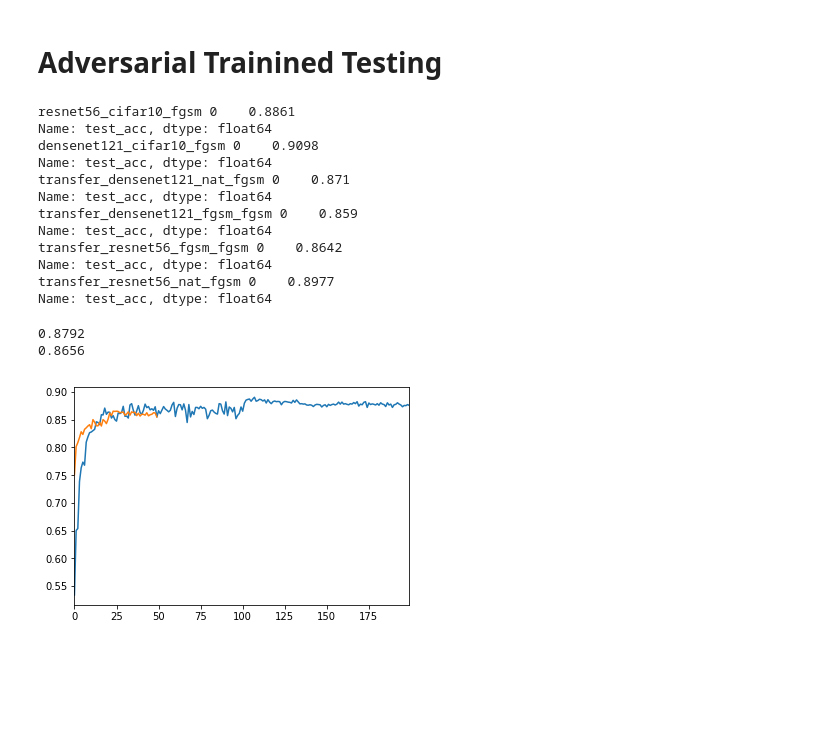
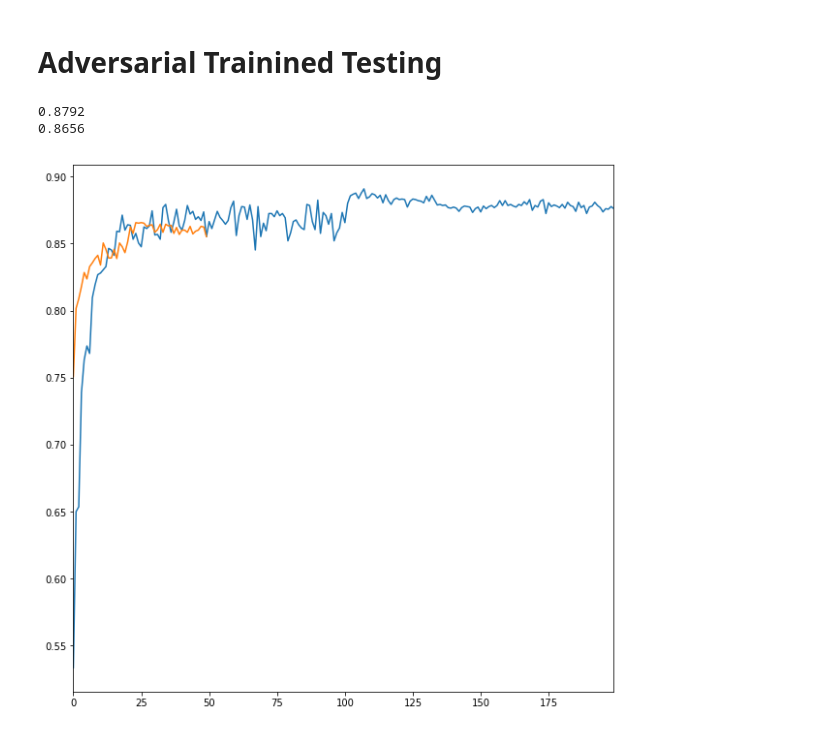
Before and after one commit to nanton96/An-Empirical-Evaluation-of-Adversarial-Robustness-under-Transfer-Learning, a Jupyter notebook: notebooks/Testing_Results_2.ipynb, the cells around one changed output. Drawn from its saved outputs; the diff is of its cells as text; code cells hidden in the pictures; blank space fills up the shorter version.

```diff
--- a/notebooks/Testing_Results_2.ipynb
+++ b/notebooks/Testing_Results_2.ipynb
@@ -156,7 +156,6 @@ nets = {
 #         'densenet121_cifar100_fgsm': 'cifar100',
 #         'densenet121_cifar100_pgd': 'cifar100'
         'transfer_densenet121_nat_fgsm' : 'cifar10',
-
         'transfer_densenet121_fgsm_fgsm' : 'cifar10',
 #         'transfer_densenet121_fgsm_nat': 'cifar10',
 #         'transfer_densenet121_nat_nat':'cifar10',
@@ -189,32 +188,20 @@ for net,dataset in nets.items():
     stats_path =  '../experiments_results/'+net+'/result_outputs'
 
     data_train = pd.read_csv(stats_path+'/summary.csv', delimiter=",")
-    train_summary[net] = data_train['adv_train_loss']
+    train_summary[net] = data_train['adv_train_acc']
     validation_summary[net] = data_train['clean_val_acc']
     data_test  = pd.read_csv(stats_path+'/test_summary.csv', delimiter=",")
     test_summary[net] = data_test['test_acc']
-    print(net,test_summary[net])
+#     print(net,test_summary[net])
-# %% [output]
-resnet56_cifar10_fgsm 0    0.8861
-Name: test_acc, dtype: float64
-densenet121_cifar10_fgsm 0    0.9098
-Name: test_acc, dtype: float64
-transfer_densenet121_nat_fgsm 0    0.871
-Name: test_acc, dtype: float64
-transfer_densenet121_fgsm_fgsm 0    0.859
-Name: test_acc, dtype: float64
-transfer_resnet56_fgsm_fgsm 0    0.8642
-Name: test_acc, dtype: float64
-transfer_resnet56_nat_fgsm 0    0.8977
-Name: test_acc, dtype: float64
 # %%
+plt.figure(figsize=(10,10))
 validation_summary['resnet56_cifar10_fgsm'].plot(label = 'fgsm')
 validation_summary['transfer_resnet56_fgsm_fgsm'].plot(label = 'fgsm')
 print(np.max(validation_summary['resnet56_cifar10_fgsm'][:50]))
 print(np.max(validation_summary['transfer_resnet56_fgsm_fgsm'][:50]))
 # %% [output]
 0.8792
 0.8656
-[figure, old version]
+[figure, new version]
 # %%
 for
```
Also changed, not shown: 1 other file.
